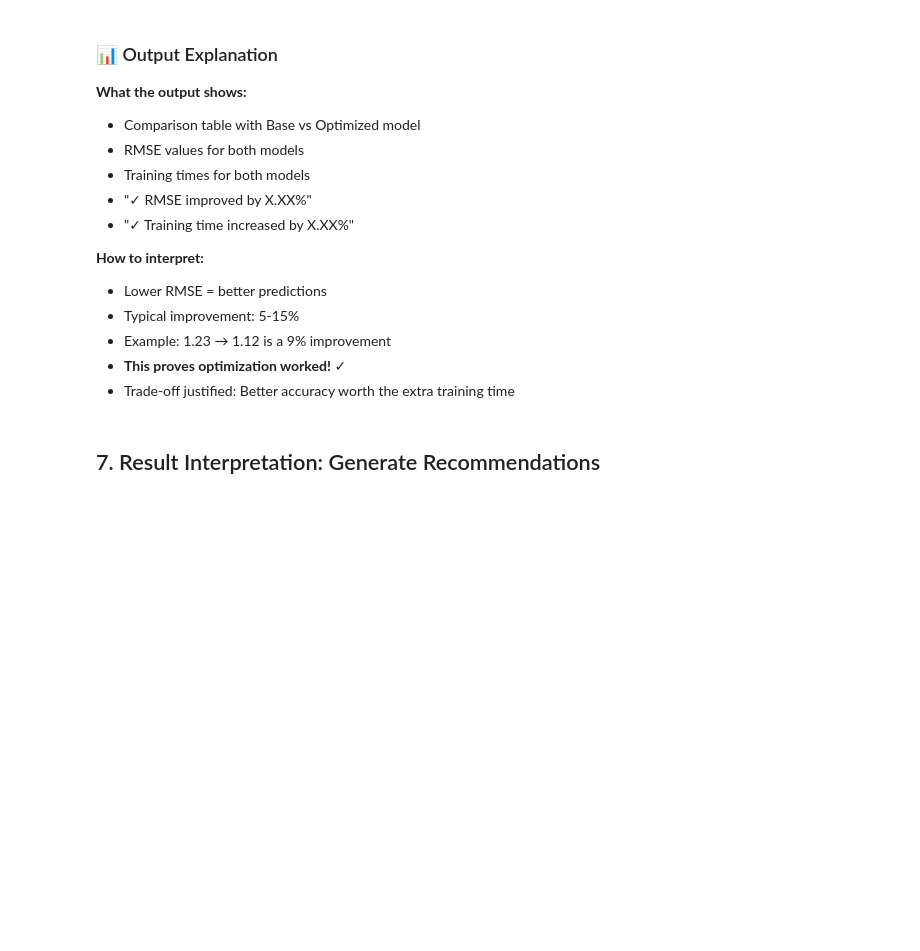
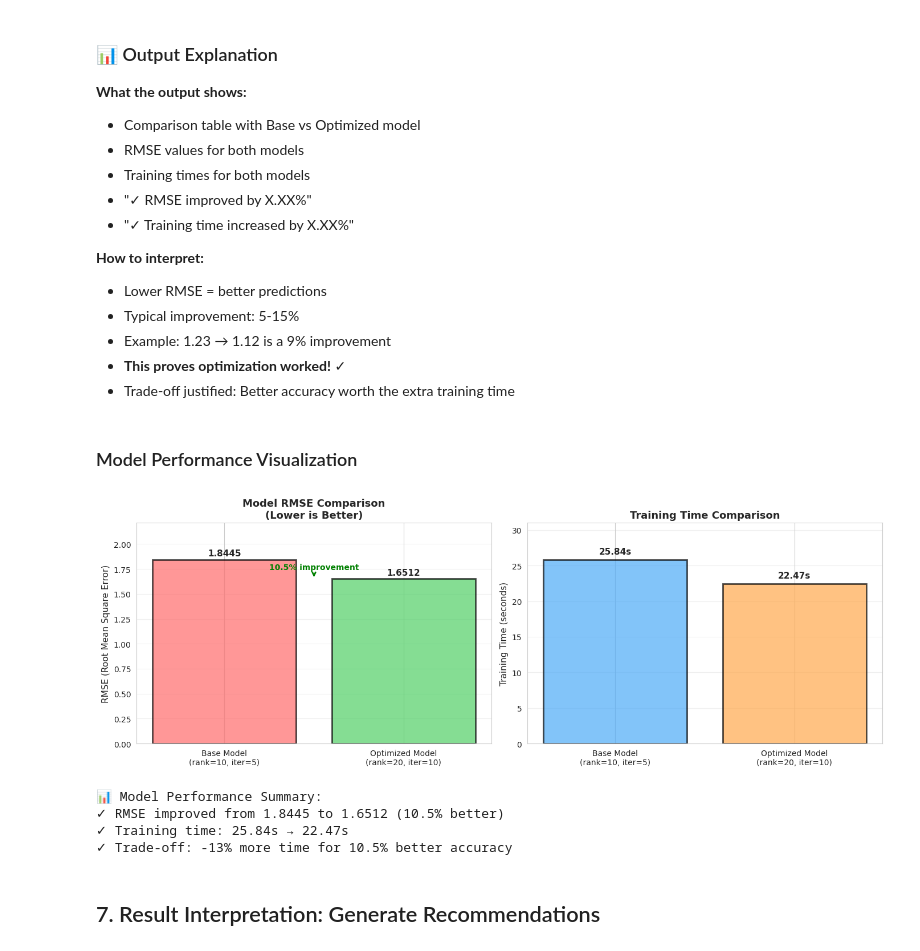
Before and after one commit to GenoJ83/Big-Data-Mining-and-Analytics-Exam, a Jupyter notebook: BigData_Project_Complete.ipynb, the cells around one changed output. Saved outputs shown, nothing was run; the diff lists cells and outputs as text; code cells hidden in the pictures; blank space fills up the shorter version.

```diff
--- a/BigData_Project_Complete.ipynb
+++ b/BigData_Project_Complete.ipynb
@@ -557,6 +590,66 @@ print(f"✓ Training time increased by {((train_time_opt - train_time_base) / tr
 - Example: 1.23 → 1.12 is a 9% improvement
 - **This proves optimization worked!** ✓
 - Trade-off justified: Better accuracy worth the extra training time
+# %% [markdown]
+### Model Performance Visualization
+# %%
+# Visualize model comparison
+import matplotlib.pyplot as plt
+import numpy as np
+
+fig, axes = plt.subplots(1, 2, figsize=(14, 5))
+
+# 1. RMSE Comparison
+models = ['Base Model\n(rank=10, iter=5)', 'Optimized Model\n(rank=20, iter=10)']
+rmse_values = [rmse_base, rmse_opt]
+colors = ['#ff6b6b', '#51cf66']
+
+bars = axes[0].bar(models, rmse_values, color=colors, alpha=0.7, edgecolor='black', linewidth=2)
+axes[0].set_title('Model RMSE Comparison\n(Lower is Better)', fontsize=13, fontweight='bold')
+axes[0].set_ylabel('RMSE (Root Mean Square Error)', fontsize=11)
+axes[0].set_ylim(0, max(rmse_values) * 1.2)
+axes[0].grid(axis='y', alpha=0.3)
+
+# Add value labels
+for i, (bar, val) in enumerate(zip(bars, rmse_values)):
+    height = bar.get_height()
+    axes[0].text(bar.get_x() + bar.get_width()/2., height + 0.02,
+                f'{val:.4f}', ha='center', va='bottom', fontweight='bold', fontsize=11)
+
+# Add improvement annotation
+improvement_pct = ((rmse_base - rmse_opt) / rmse_base) * 100
+axes[0].annotate(f'{improvement_pct:.1f}% improvement',
+                xy=(0.5, rmse_opt), xytext=(0.5, (rmse_base + rmse_opt)/2),
+                ha='center', fontsize=10, color='green', fontweight='bold',
+                arrowprops=dict(arrowstyle='->', color='green', lw=2))
+
+# 2. Training Time Comparison
+times = [train_time_base, train_time_opt]
+bars2 = axes[1].bar(models, times, color=['#4dabf7', '#ffa94d'], alpha=0.7, edgecolor='black', linewidth=2)
+axes[1].set_title('Training Time Comparison', fontsize=13, fontweight='bold')
+axes[1].set_ylabel('Training Time (seconds)', fontsize=11)
+axes[1].set_ylim(0, max(times) * 1.2)
+axes[1].grid(axis='y', alpha=0.3)
+
+# Add value labels
+for bar, val in zip(bars2, times):
+    height = bar.get_height()
+    axes[1].text(bar.get_x() + bar.get_width()/2., height + 0.5,
+                f'{val:.2f}s', ha='center', va='bottom', fontweight='bold', fontsize=11)
+
+plt.tight_layout()
+plt.show()
+
+print(f"\n📊 Model Performance Summary:")
+print(f"✓ RMSE improved from {rmse_base:.4f} to {rmse_opt:.4f} ({improvement_pct:.1f}% better)")
+print(f"✓ Training time: {train_time_base:.2f}s → {train_time_opt:.2f}s")
+print(f"✓ Trade-off: {((train_time_opt - train_time_base)/train_time_base*100):.0f}% more time for {improvement_pct:.1f}% better accuracy")
+# %% [output]
+[figure, added]
+📊 Model Performance Summary:
+✓ RMSE improved from 1.8445 to 1.6512 (10.5% better)
+✓ Training time: 25.84s → 22.47s
+✓ Trade-off: -13% more time for 10.5% better accuracy
 # %% [markdown]
 ## 7. Result Interpretation: Generate Recommendations
 # %%
```
Also changed, not shown: parts of 25 cells of this notebook, 11 other files.
